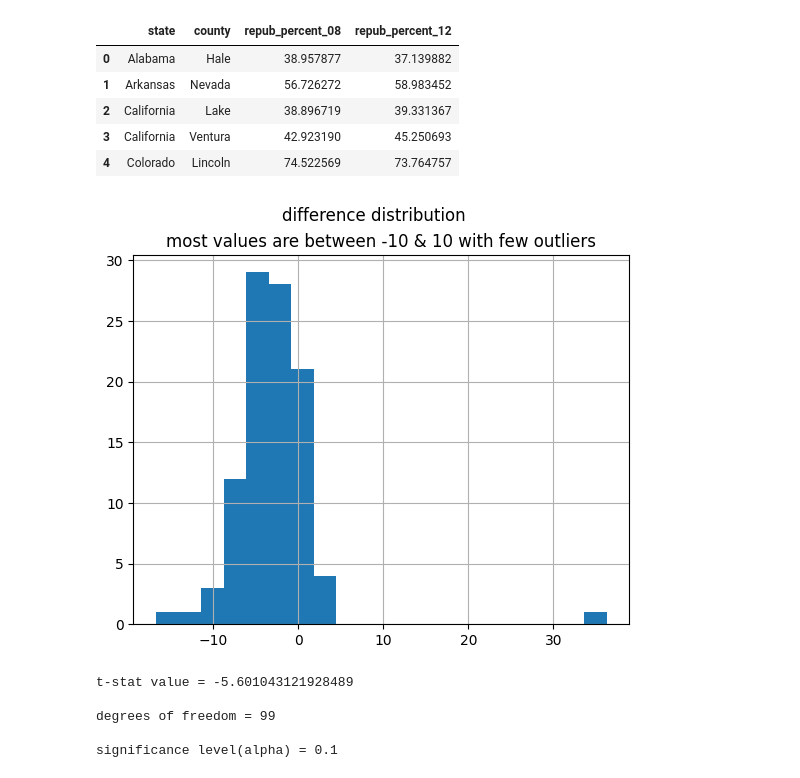
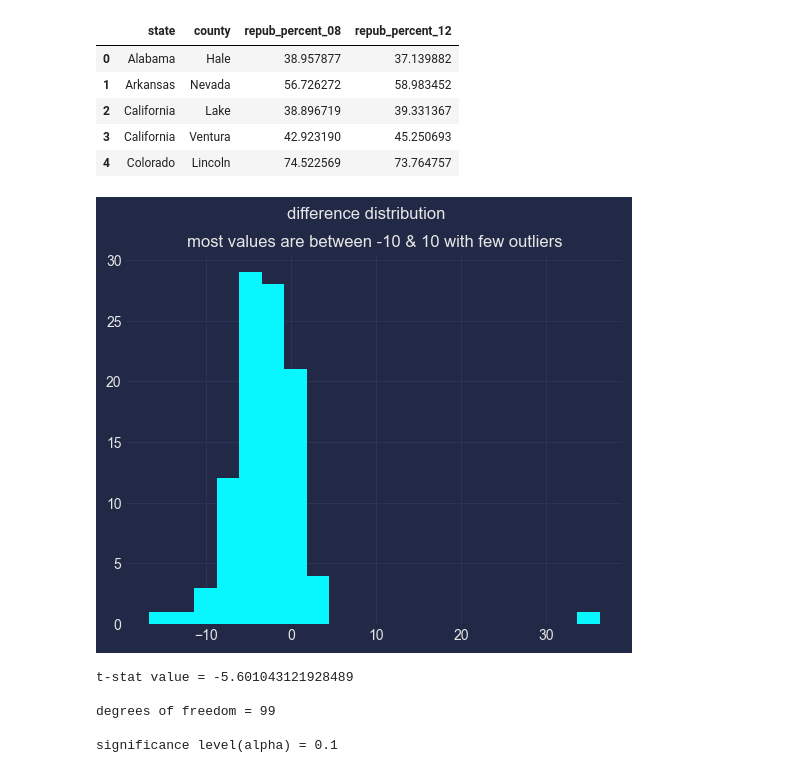
Before and after one commit to abhijeet-bhambere/python-ml-trail, a Jupyter notebook: hypothesis_testing.ipynb, the cells around one changed output. Cells and saved outputs as stored; diff of their text form; code cells hidden in the pictures.

```diff
--- a/hypothesis_testing.ipynb
+++ b/hypothesis_testing.ipynb
@@ -541,13 +547,15 @@ main_df.head()
 # %%
 main_df['diff'] = main_df['repub_percent_08'] - main_df['repub_percent_12']
 
 # plotting the difference in vote shares
-main_df['diff'].hist(bins=20)
-plt.suptitle('difference distribution')
-plt.title('most values are between -10 & 10 with few outliers')
-plt.show()
+
+with plt.style.context('cyberpunk'):
+    main_df['diff'].hist(bins=20)
+    plt.suptitle('difference distribution')
+    plt.title('most values are between -10 & 10 with few outliers')
+    plt.show()
 # %% [output]
-[figure, old version]
+[figure, new version]
 # %%
 # calculating men of the differences
 xbar_diff = main_df['diff'].mean()
```
Also changed, not shown: parts of 33 cells of this notebook.
